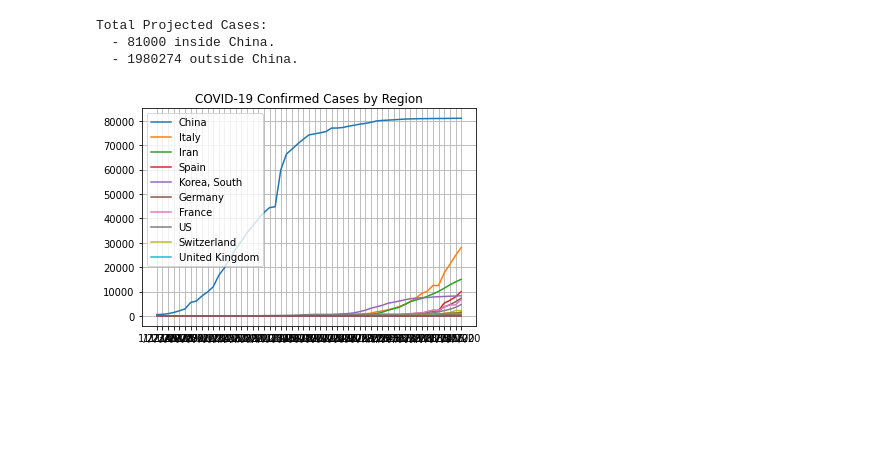
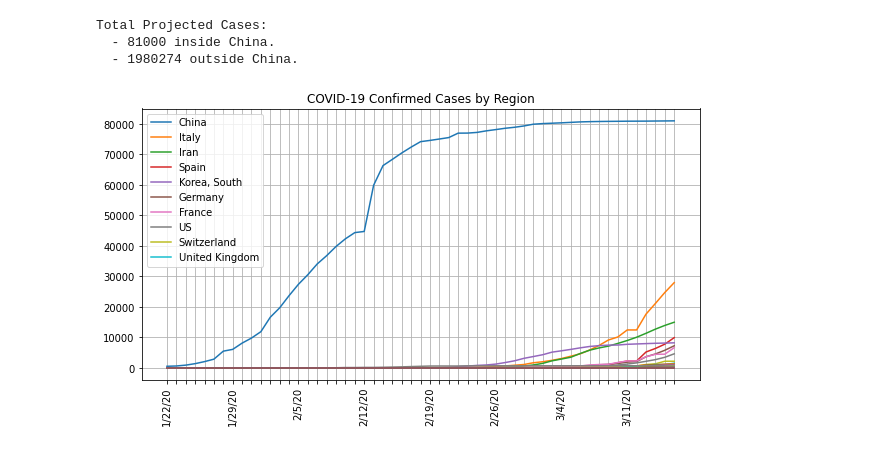
Before and after one commit to hinsley/colabs, a Jupyter notebook: Coronavirus_Projections.ipynb, the cells around one changed output. Saved outputs shown, nothing was run; the diff lists cells and outputs as text; code cells hidden in the pictures; blank space fills up the shorter version.

Commit message:
Improve CSV-derived chart formatting

```diff
--- a/Coronavirus_Projections.ipynb
+++ b/Coronavirus_Projections.ipynb
@@ -259,25 +259,38 @@ Total Projected Cases:
   - 1980274 outside China.
 # %%
 import pandas as pd
+
 
 ts_confirmed_df = pd.read_csv("https://raw.githubusercontent.com/CSSEGISandData/COVID-19/master/csse_covid_19_data/csse_covid_19_time_series/time_series_19-covid-Confirmed.csv")
 
 ts_only_confirmed_df = ts_confirmed_df.drop(["Lat", "Long"], axis=1).groupby("Country/Region").sum().sort_values(list(ts_only_confirmed_df)[-1], ascending=False)
 
 
+plt.figure(figsize=(10, 5))
+
+ax = plt.subplot()
+
+
 plt.title("COVID-19 Confirmed Cases by Region")
 
-plt.grid(which="major")
+ax.grid(which="major")
+plt.xticks(rotation="vertical")
 
 legend_size = 10
 
 i = 0
 for region in ts_only_confirmed_df.index:
-  plt.plot(ts_only_confirmed_df.loc[region], label=(region if i < legend_size else None))
+  ax.plot(ts_only_confirmed_df.loc[region], label=(region if i < legend_size else None))
   i += 1
 
-plt.legend()
+ax.legend()
+
+i = 0
+for label in ax.xaxis.get_ticklabels():
+  if i % 7 != 0:
+    label.set_visible(False)
+  i += 1
 
 plt.show()
 # %% [output]
-[figure, old version]
+[figure, new version]
```
